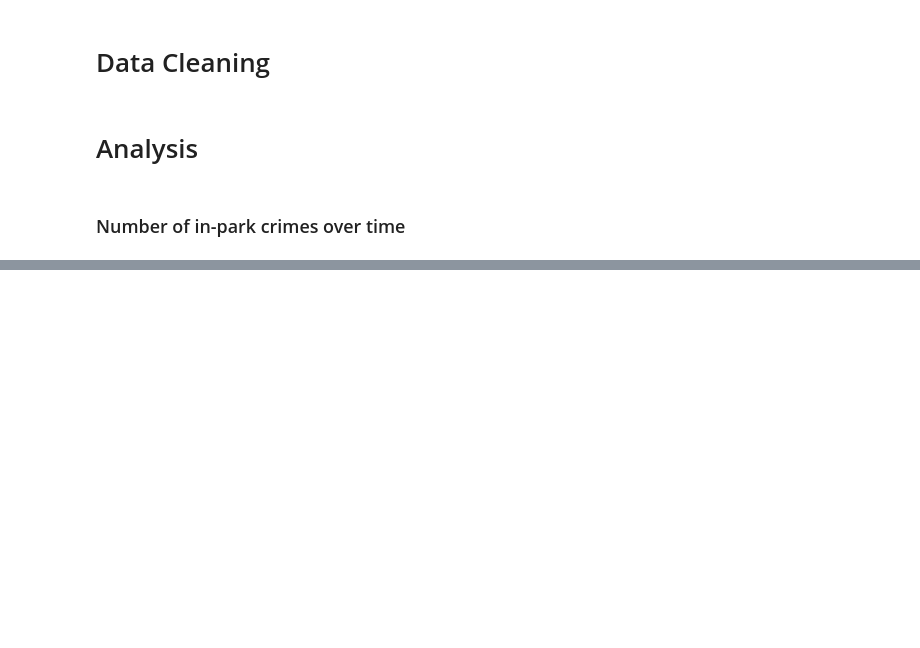
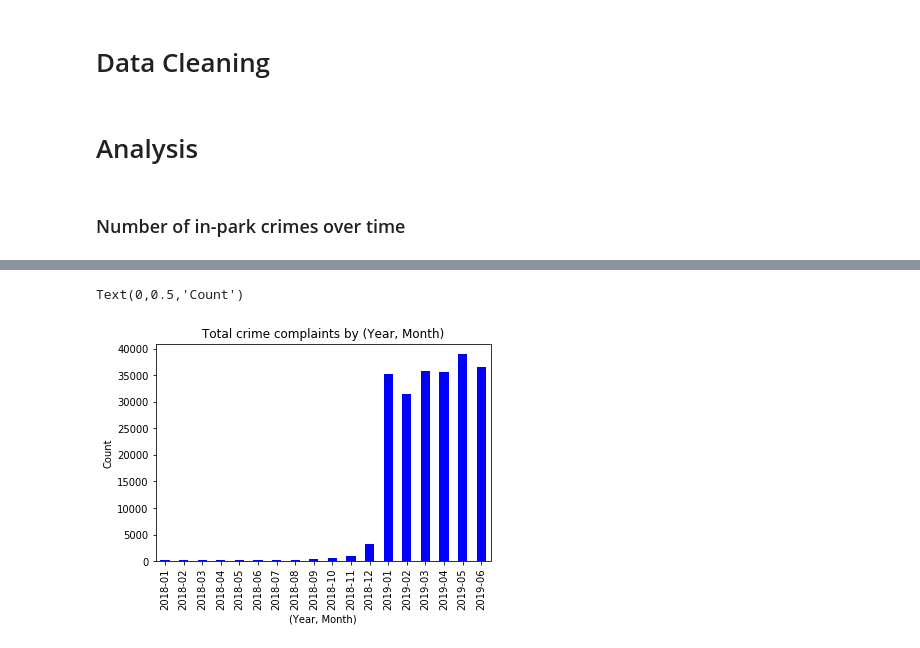
Before and after one commit to leonaisabelle/CUSP-ADS-Project, a Jupyter notebook: crime_complaints.ipynb, the cells around one changed output, grey strips where cells are left out. Saved outputs shown, nothing was run; the diff lists cells and outputs as text; code cells hidden in the pictures; blank space fills up the shorter version.

```diff
--- a/crime_complaints.ipynb
+++ b/crime_complaints.ipynb
@@ -73,0 +61,15 @@ Text(0,0.5,'Count')
+# %%
+# load df
+crime_18_19 = pd.read_csv('NYPD_Complaint_Data_2018to19.csv')
+crime_18_19['CMPLNT_FR_DT'] = pd.to_datetime(crime_18_19['CMPLNT_FR_DT'])
+# %%
+# aggregate over year, mth
+overall_dt = crime_18_19['CMPLNT_NUM'].groupby(crime_18_19['CMPLNT_FR_DT'].dt.to_period("M")).agg('count')
+# %%
+# plot overall crime
+ax = overall_dt.plot.bar(color='b', title='Total crime complaints by (Year, Month)')
+ax.set_xlabel('(Year, Month)')
+ax.set_ylabel('Count')
+# %% [output]
+Text(0,0.5,'Count')
+[figure, added]
```
Also changed, not shown: parts of 5 cells of this notebook, 1 other file.
